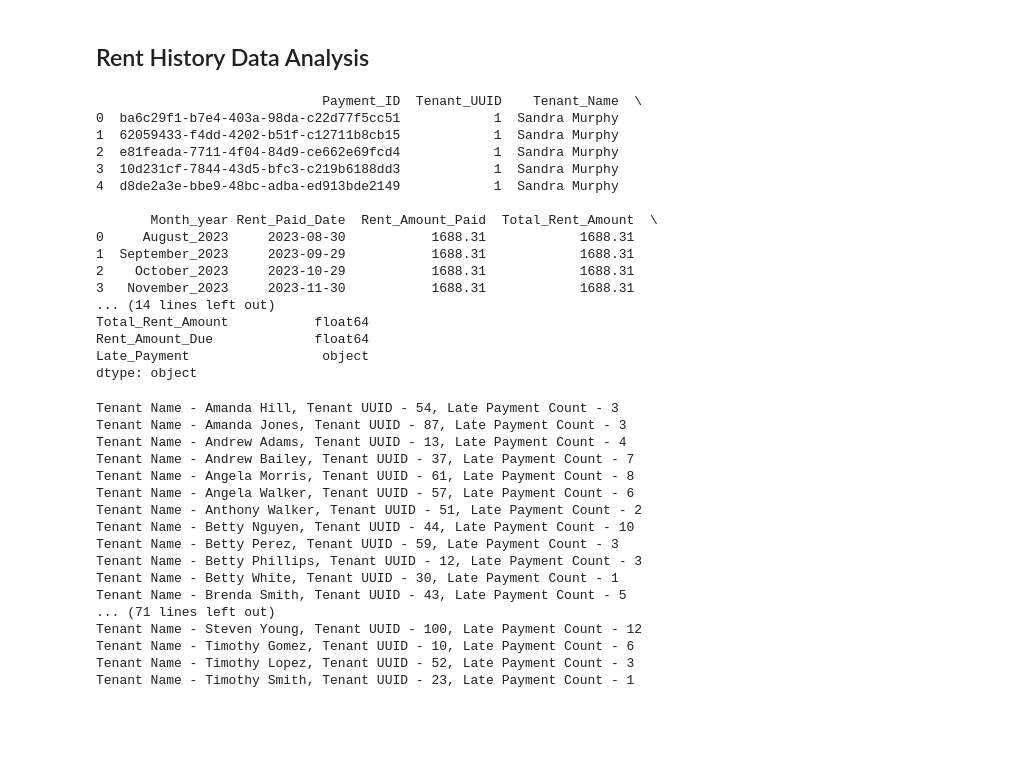
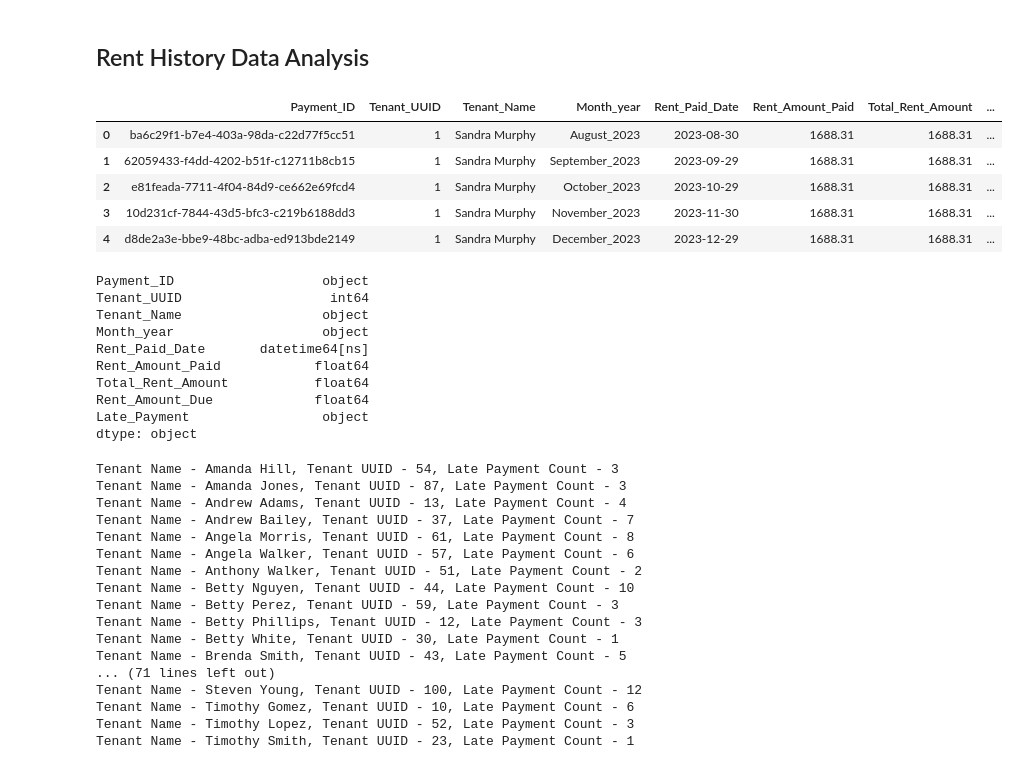
Before and after one commit to manu-raghuvanshi/SFR3-Case-Study, a Jupyter notebook: sfr3.ipynb, the cells around one changed output. Saved outputs shown, nothing was run; the diff lists cells and outputs as text; code cells hidden in the pictures; blank space fills up the shorter version.

```diff
--- a/sfr3.ipynb
+++ b/sfr3.ipynb
@@ -228,26 +228,27 @@ Text(0.5, 1.0, 'Average Rent of 3BHK in Counties of Georgia')
 - **Demand for Housing Types**: Understanding the average rent per house plan can provide insights into the demand for different types of housing in each county. For example, if 2bhk apartments command significantly higher rents compared to 1bhk or 3bhk apartments in a particular county, it may indicate a higher demand for that housing type in the area.
 # %% [markdown]
 ## Rent History Data Analysis
+# %%
+rent_info_df.head(5)
+# %% [output]
+|  | Payment_ID | Tenant_UUID | Tenant_Name | Month_year | Rent_Paid_Date | Rent_Amount_Paid | Total_Rent_Amount | ... |
+| 0 | ba6c29f1-b7e4-403a-98da-c22d77f5cc51 | 1 | Sandra Murphy | August_2023 | 2023-08-30 | 1688.31 | 1688.31 | ... |
+| 1 | 62059433-f4dd-4202-b51f-c12711b8cb15 | 1 | Sandra Murphy | September_2023 | 2023-09-29 | 1688.31 | 1688.31 | ... |
+| 2 | e81feada-7711-4f04-84d9-ce662e69fcd4 | 1 | Sandra Murphy | October_2023 | 2023-10-29 | 1688.31 | 1688.31 | ... |
+| 3 | 10d231cf-7844-43d5-bfc3-c219b6188dd3 | 1 | Sandra Murphy | November_2023 | 2023-11-30 | 1688.31 | 1688.31 | ... |
+| 4 | d8de2a3e-bbe9-48bc-adba-ed913bde2149 | 1 | Sandra Murphy | December_2023 | 2023-12-29 | 1688.31 | 1688.31 | ... |
 # %%
 # Convert Date Columns from Object to Datetime
 rent_info_df["Rent_Paid_Date"] = rent_info_df["Rent_Paid_Date"].apply(pd.to_datetime)
 
-print(rent_info_df.head(5))
 print(rent_info_df.dtypes)
 # %% [output]
-                             Payment_ID  Tenant_UUID    Tenant_Name  \
-0  ba6c29f1-b7e4-403a-98da-c22d77f5cc51            1  Sandra Murphy
-1  62059433-f4dd-4202-b51f-c12711b8cb15            1  Sandra Murphy
-2  e81feada-7711-4f04-84d9-ce662e69fcd4            1  Sandra Murphy
-3  10d231cf-7844-43d5-bfc3-c219b6188dd3            1  Sandra Murphy
-4  d8de2a3e-bbe9-48bc-adba-ed913bde2149            1  Sandra Murphy
-
-       Month_year Rent_Paid_Date  Rent_Amount_Paid  Total_Rent_Amount  \
-0     August_2023     2023-08-30           1688.31            1688.31
-1  September_2023     2023-09-29           1688.31            1688.31
-2    October_2023     2023-10-29           1688.31            1688.31
-3   November_2023     2023-11-30           1688.31            1688.31
-... (14 lines left out)
+Payment_ID                   object
+Tenant_UUID                   int64
+Tenant_Name                  object
+Month_year                   object
+Rent_Paid_Date       datetime64[ns]
+Rent_Amount_Paid            float64
 Total_Rent_Amount           float64
 Rent_Amount_Due             float64
 Late_Payment                 object
```
